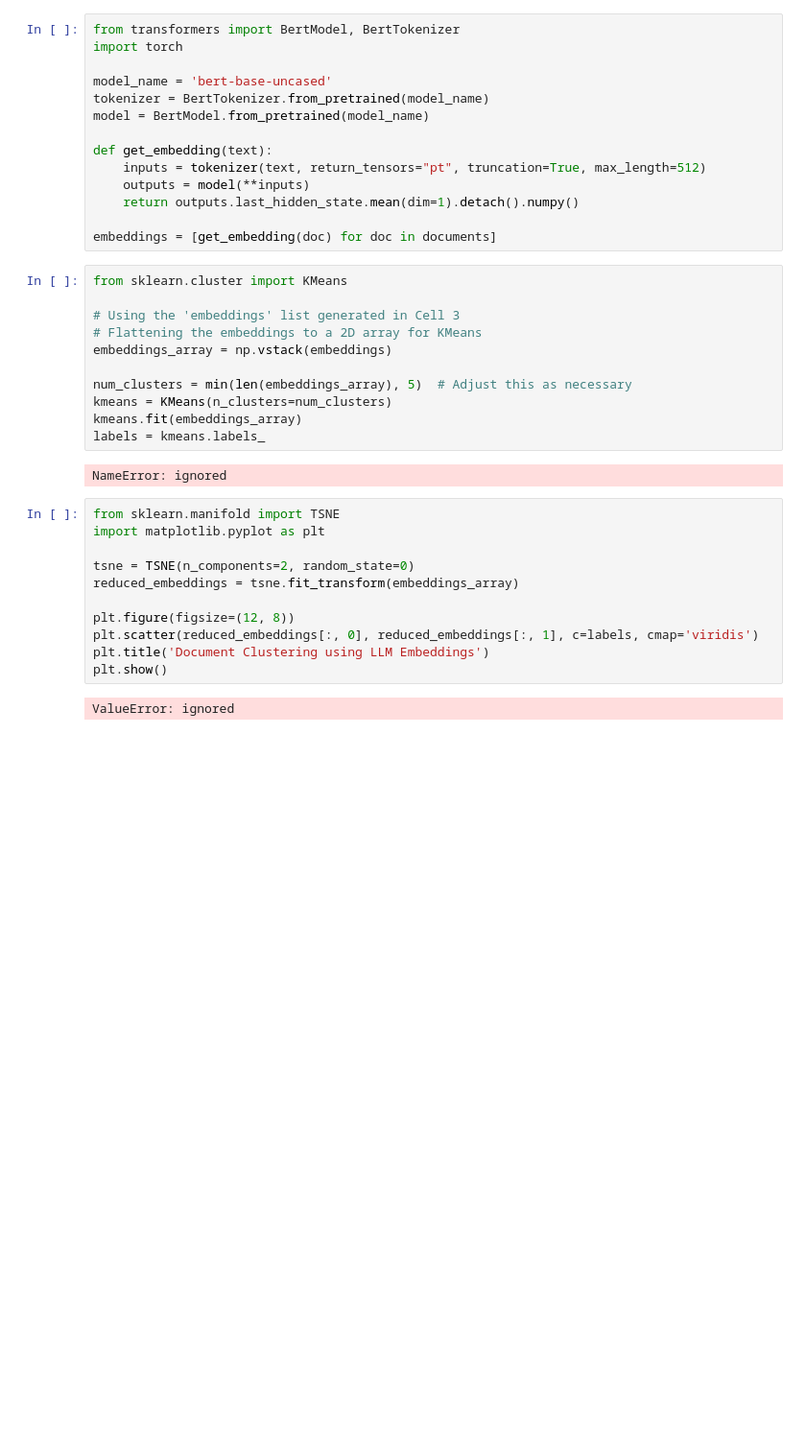
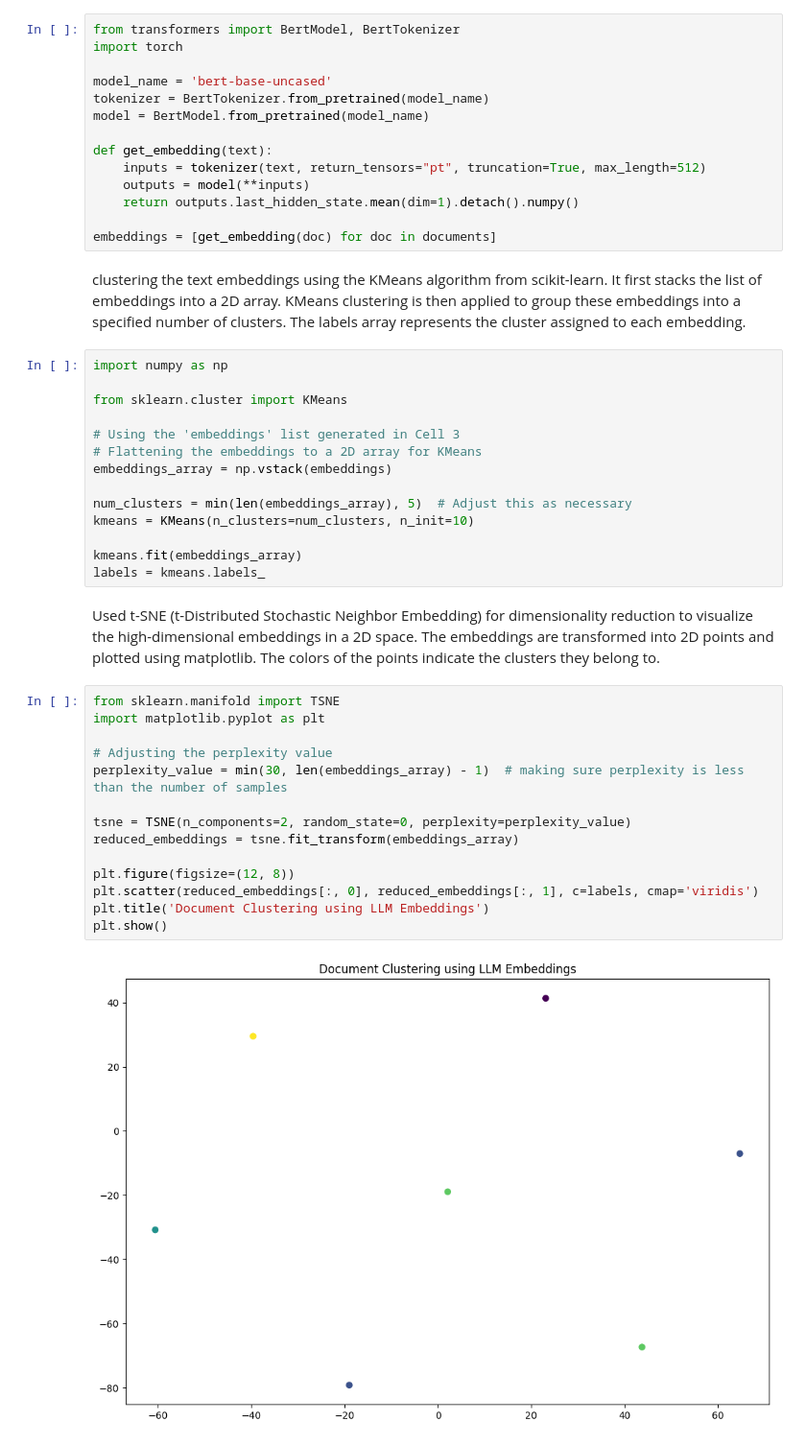
Before and after one commit to SanjayBhargavKudupudi/Clustering, a Jupyter notebook: text_embeddings/text_embeddings.ipynb, the cells around one changed output. Shown: that part at 96% size. Drawn from its saved outputs; the diff is of its cells as text; blank space fills up the shorter version.

```diff
--- a/text_embeddings/text_embeddings.ipynb
+++ b/text_embeddings/text_embeddings.ipynb
@@ -37,7 +42,12 @@ def get_embedding(text):
     return outputs.last_hidden_state.mean(dim=1).detach().numpy()
 
 embeddings = [get_embedding(doc) for doc in documents]
+# %% [markdown]
+clustering the text embeddings using the KMeans algorithm from scikit-learn. It first stacks the list of embeddings into a 2D array.
+KMeans clustering is then applied to group these embeddings into a specified number of clusters. The labels array represents the cluster assigned to each embedding.
 # %%
+import numpy as np
+
 from sklearn.cluster import KMeans
 
 # Using the 'embeddings' list generated in Cell 3
@@ -45,21 +55,26 @@ from sklearn.cluster import KMeans
 embeddings_array = np.vstack(embeddings)
 
 num_clusters = min(len(embeddings_array), 5)  # Adjust this as necessary
-kmeans = KMeans(n_clusters=num_clusters)
+kmeans = KMeans(n_clusters=num_clusters, n_init=10)
+
 kmeans.fit(embeddings_array)
 labels = kmeans.labels_
-# %% [output]
-NameError: ignored
+# %% [markdown]
+Used t-SNE (t-Distributed Stochastic Neighbor Embedding) for dimensionality reduction to visualize the high-dimensional embeddings in a 2D space.
+The embeddings are transformed into 2D points and plotted using matplotlib. The colors of the points indicate the clusters they belong to.
 # %%
 from sklearn.manifold import TSNE
 import matplotlib.pyplot as plt
 
-tsne = TSNE(n_components=2, random_state=0)
+# Adjusting the perplexity value
+perplexity_value = min(30, len(embeddings_array) - 1)  # making sure perplexity is less than the number of samples
+
+tsne = TSNE(n_components=2, random_state=0, perplexity=perplexity_value)
 reduced_embeddings = tsne.fit_transform(embeddings_array)
 
 plt.figure(figsize=(12, 8))
 plt.scatter(reduced_embeddings[:, 0], reduced_embeddings[:, 1], c=labels, cmap='viridis')
 plt.title('Document Clustering using LLM Embeddings')
 plt.show()
 # %% [output]
-ValueError: ignored
+[figure, added]
```
Also changed, not shown: parts of 3 cells of this notebook.
